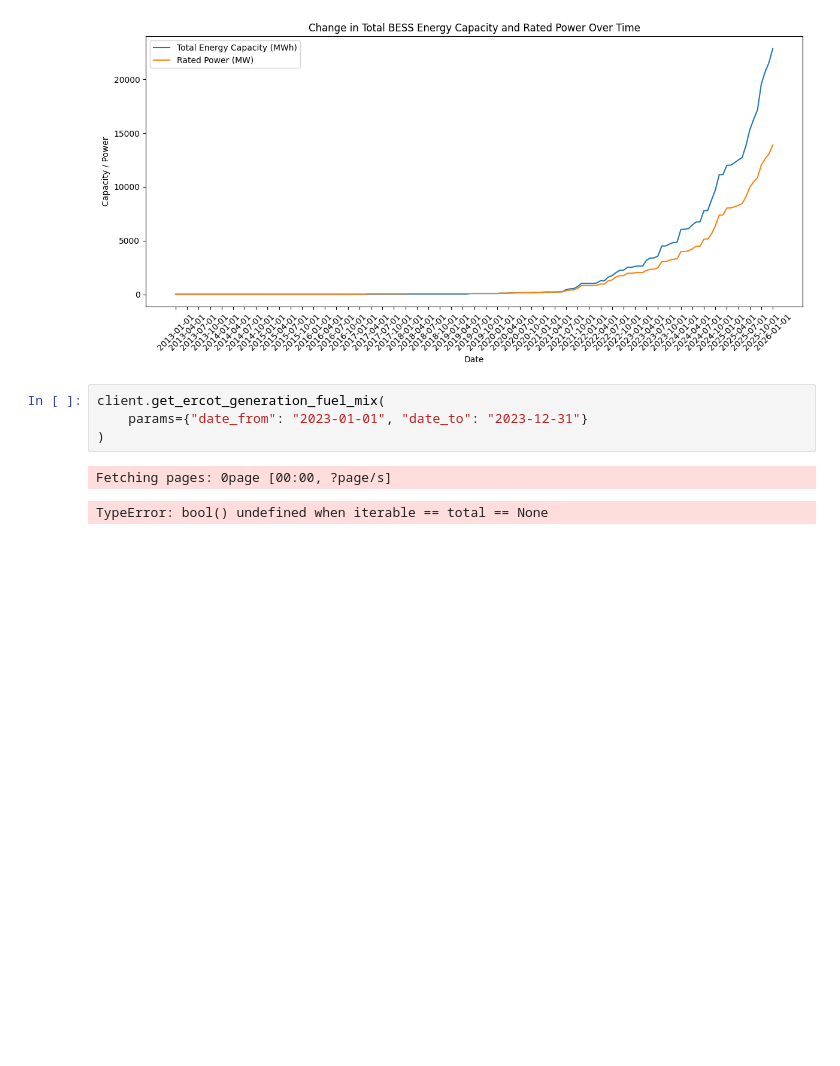
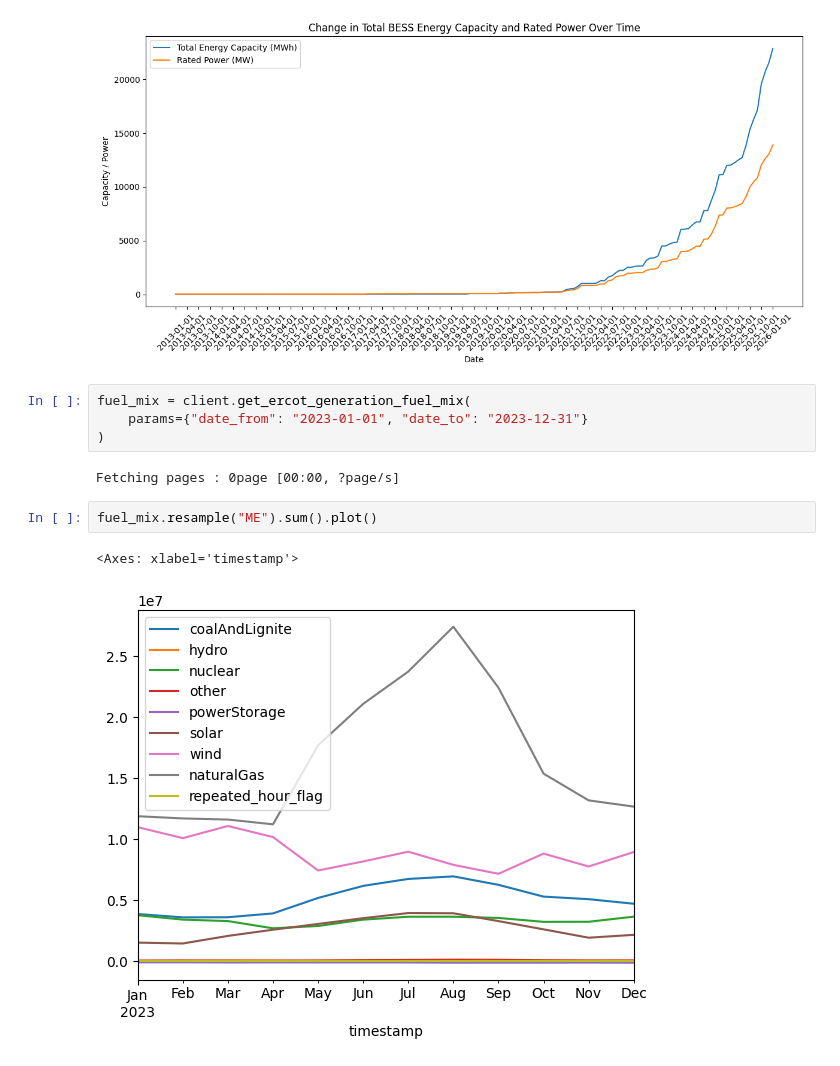
Before and after one commit to andrewkittredge/mode_energy, a Jupyter notebook: test.ipynb, the cells around one changed output. Saved outputs shown, nothing was run; the diff lists cells and outputs as text; blank space fills up the shorter version.

```diff
--- a/test.ipynb
+++ b/test.ipynb
@@ -56,9 +73,13 @@ Index(['date', 'total_energy_capacity_mwh', 'total_rated_power_mw',
       dtype='str')
 [figure]
 # %%
-client.get_ercot_generation_fuel_mix(
+fuel_mix = client.get_ercot_generation_fuel_mix(
     params={"date_from": "2023-01-01", "date_to": "2023-12-31"}
 )
 # %% [output]
-Fetching pages: 0page [00:00, ?page/s]
+Fetching pages : 0page [00:00, ?page/s]
-TypeError: bool() undefined when iterable == total == None
+# %%
+fuel_mix.resample("ME").sum().plot()
+# %% [output]
+<Axes: xlabel='timestamp'>
+[figure, added]
```
Also changed, not shown: parts of 4 cells of this notebook, 1 other file.
